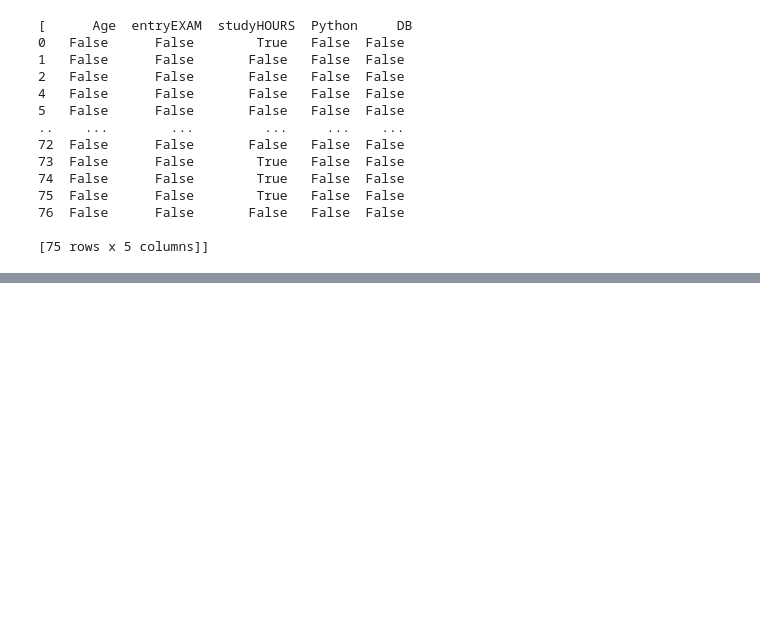
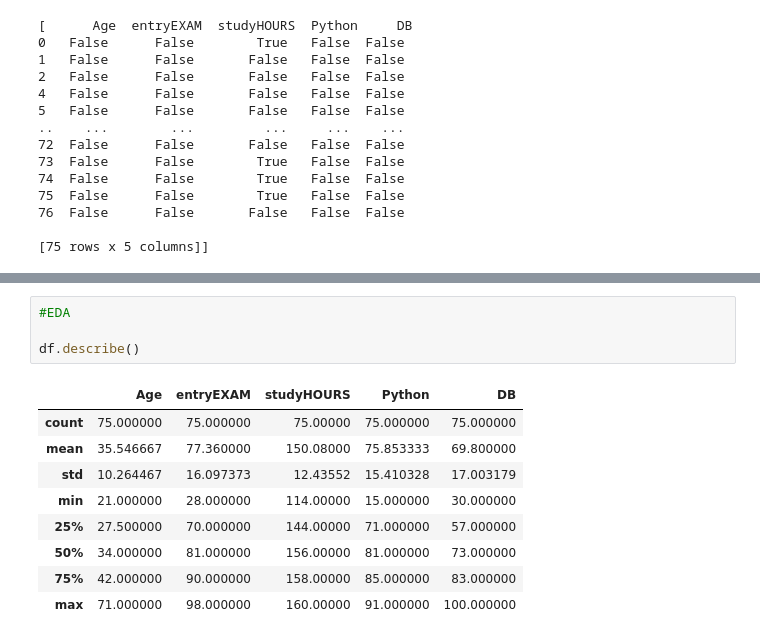
Before and after one commit to Moein1239/Student-Success-Optimization, a Jupyter notebook: Code/United1.ipynb, the cells around one changed output, grey strips where cells are left out. Saved outputs shown, nothing was run; the diff lists cells and outputs as text; blank space fills up the shorter version.

```diff
--- a/Code/United1.ipynb
+++ b/Code/United1.ipynb
@@ -64,0 +102,14 @@ print(outliers)
+# %%
+#EDA
+
+df.describe()
+# %% [output]
+|  | Age | entryEXAM | studyHOURS | Python | DB |
+| count | 75.000000 | 75.000000 | 75.00000 | 75.000000 | 75.000000 |
+| mean | 35.546667 | 77.360000 | 150.08000 | 75.853333 | 69.800000 |
+| std | 10.264467 | 16.097373 | 12.43552 | 15.410328 | 17.003179 |
+| min | 21.000000 | 28.000000 | 114.00000 | 15.000000 | 30.000000 |
+| 25% | 27.500000 | 70.000000 | 144.00000 | 71.000000 | 57.000000 |
+| 50% | 34.000000 | 81.000000 | 156.00000 | 81.000000 | 73.000000 |
+| 75% | 42.000000 | 90.000000 | 158.00000 | 85.000000 | 83.000000 |
+| max | 71.000000 | 98.000000 | 160.00000 | 91.000000 | 100.000000 |
```
Also changed, not shown: parts of 2 cells of this notebook.
